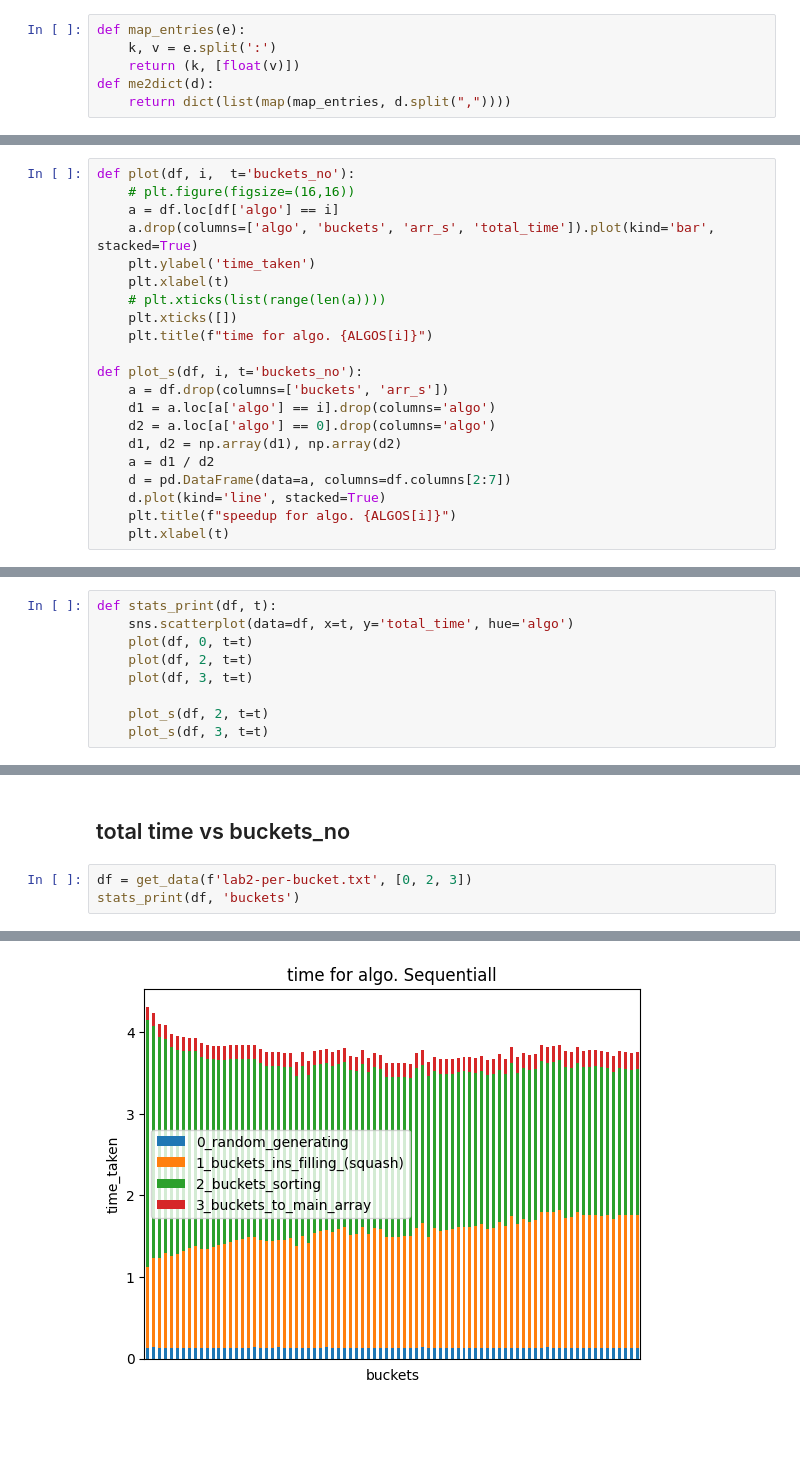
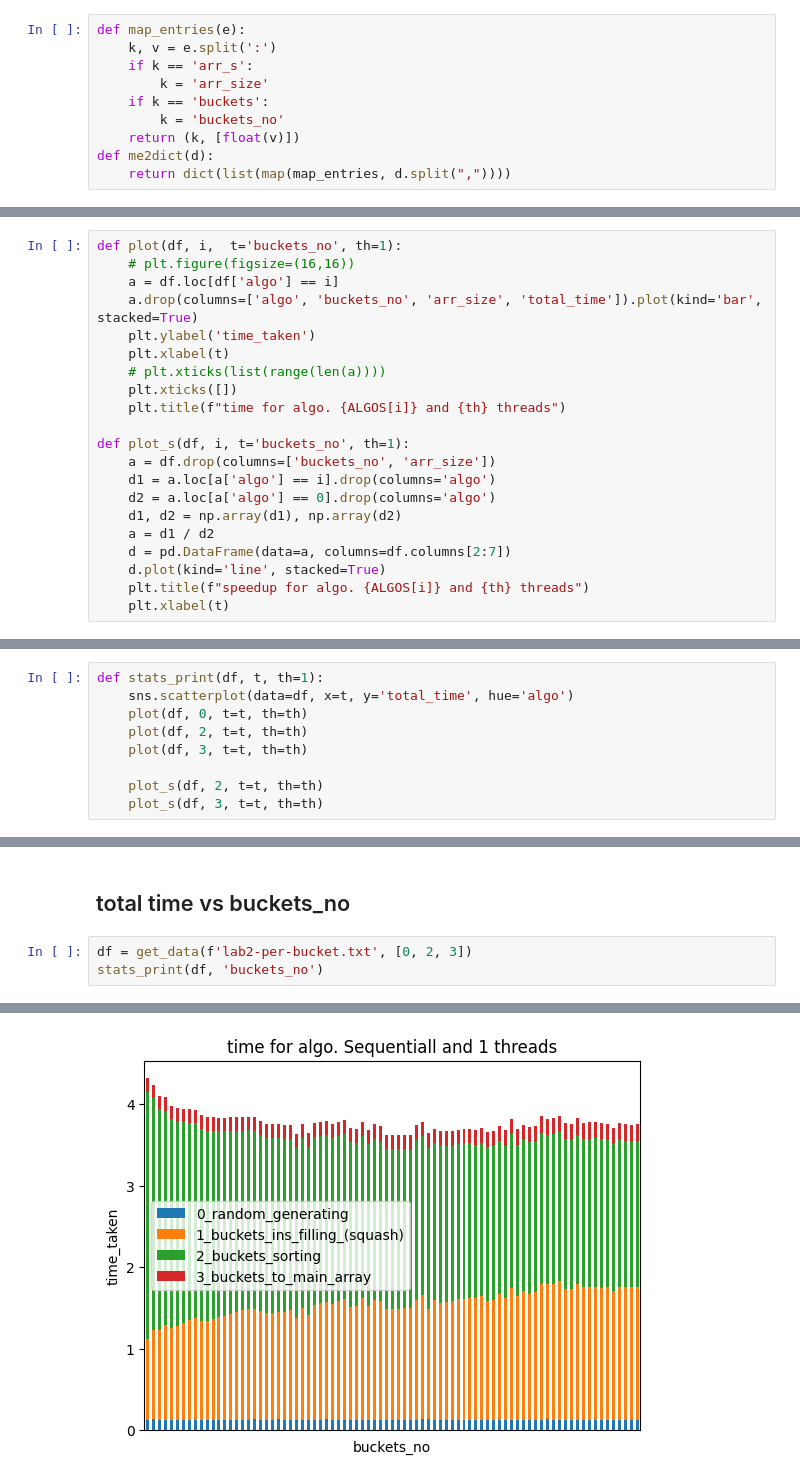
Before and after one commit to xsalonx/MPR-2023, a Jupyter notebook: lab2/vis2.ipynb, the cells around one changed output, grey strips where cells are left out. Saved outputs shown, nothing was run; the diff lists cells and outputs as text; blank space fills up the shorter version.

```diff
--- a/lab2/vis2.ipynb
+++ b/lab2/vis2.ipynb
@@ -10,6 +10,10 @@ import os
 # %%
 def map_entries(e):
     k, v = e.split(':')
+    if k == 'arr_s':
+        k = 'arr_size'
+    if k == 'buckets':
+        k = 'buckets_no'
     return (k, [float(v)])
 def me2dict(d):
     return dict(list(map(map_entries, d.split(","))))
@@ -39,25 +43,25 @@ def get_data(file, algos):
     df = pd.DataFrame.from_dict(data_d[0])
     return df
 # %%
-def plot(df, i,  t='buckets_no'):
+def plot(df, i,  t='buckets_no', th=1):
     # plt.figure(figsize=(16,16))
     a = df.loc[df['algo'] == i]
-    a.drop(columns=['algo', 'buckets', 'arr_s', 'total_time']).plot(kind='bar', stacked=True)
+    a.drop(columns=['algo', 'buckets_no', 'arr_size', 'total_time']).plot(kind='bar', stacked=True)
     plt.ylabel('time_taken')
     plt.xlabel(t)
     # plt.xticks(list(range(len(a))))
     plt.xticks([])
-    plt.title(f"time for algo. {ALGOS[i]}")
+    plt.title(f"time for algo. {ALGOS[i]} and {th} threads")
 
-def plot_s(df, i, t='buckets_no'):
-    a = df.drop(columns=['buckets', 'arr_s'])
+def plot_s(df, i, t='buckets_no', th=1):
+    a = df.drop(columns=['buckets_no', 'arr_size'])
     d1 = a.loc[a['algo'] == i].drop(columns='algo')
     d2 = a.loc[a['algo'] == 0].drop(columns='algo')
     d1, d2 = np.array(d1), np.array(d2)
     a = d1 / d2
     d = pd.DataFrame(data=a, columns=df.columns[2:7])
     d.plot(kind='line', stacked=True)
-    plt.title(f"speedup for algo. {ALGOS[i]}")
+    plt.title(f"speedup for algo. {ALGOS[i]} and {th} threads")
     plt.xlabel(t)
 # %% [markdown]
 ## Seq
@@ -71,13 +75,13 @@ plot(seq_df, 0)
 # %% [markdown]
 ## Both parallel
 # %%
-def stats_print(df, t):
+def stats_print(df, t, th=1):
     sns.scatterplot(data=df, x=t, y='total_time', hue='algo')
-    plot(df, 0, t=t)
-    plot(df, 2, t=t)
-    plot(df, 3, t=t)
+    plot(df, 0, t=t, th=th)
+    plot(df, 2, t=t, th=th)
+    plot(df, 3, t=t, th=th)
 
-    plot_s(df, 2, t=t)
-    plot_s(df, 3, t=t)
+    plot_s(df, 2, t=t, th=th)
+    plot_s(df, 3, t=t, th=th)
 # %% [markdown]
 ## total time vs arr_size
@@ -118,5 +115,5 @@ stats_print(df, 'arr_s')
 ## total time vs buckets_no
 # %%
 df = get_data(f'lab2-per-bucket.txt', [0, 2, 3])
-stats_print(df, 'buckets')
+stats_print(df, 'buckets_no')
 # %% [output]
@@ -124 +121 @@ stats_print(df, 'buckets')
-[figure, old version]
+[figure, new version]
```
Also changed, not shown: parts of 6 cells of this notebook.
